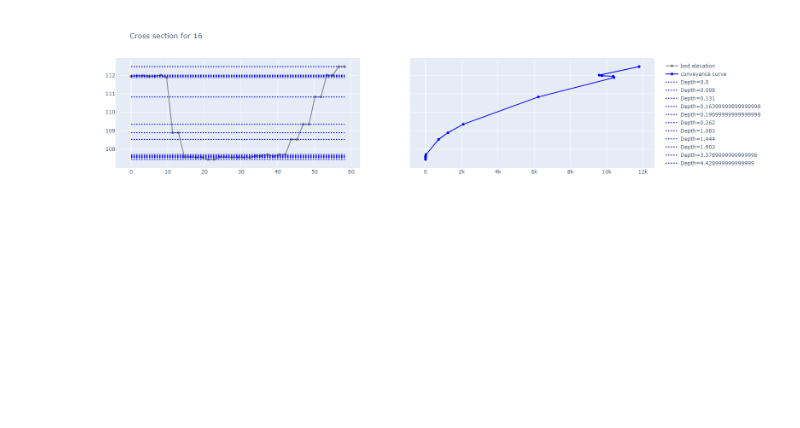
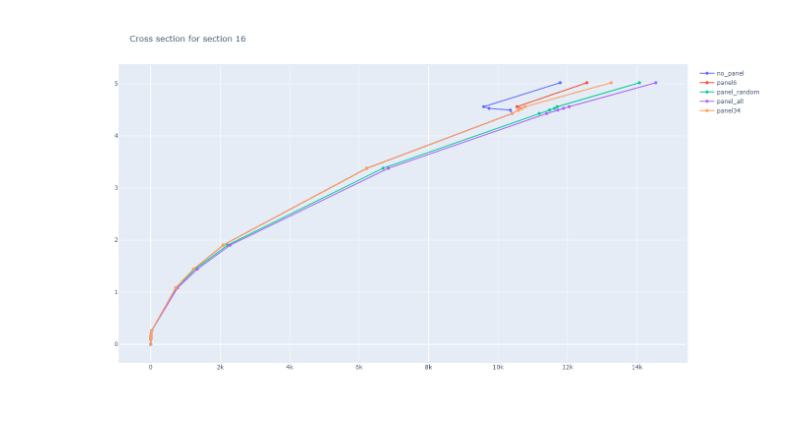
Before and after one commit to mel-meng/SewerAnalysis, a Jupyter notebook: references/river/conveyance/Conveyance Curve Example.ipynb, the cells around one changed output. Saved outputs shown, nothing was run; the diff lists cells and outputs as text; code cells hidden in the pictures; blank space fills up the shorter version.

```diff
--- a/references/river/conveyance/Conveyance Curve Example.ipynb
+++ b/references/river/conveyance/Conveyance Curve Example.ipynb
@@ -50,4 +0,0 @@ dtype: float64
-# %%
-import numpy as np
-f = os.path.join(ws, 'cross_section_16.csv')
-df_xs = pd.read_csv(f)
@@ -177,11 +52,17 @@ def plot_xs(conveyance_df, xs_df, invert, level_fld='level', z_fld = 'z', offset
 #         df_xs.plot(x=offset_fld, y='level', style='--', color='blue', alpha=0.2, label='Depth=%s' % r['Depth (ft)'], ax=ax)
     return fig
 # %%
+ws = r'C:\Users\Mel.Meng\Documents\GitHub\SewerAnalysis\references\river\conveyance\data'
 invert = 107.448
+conveyance_csv = os.path.join(ws, 'conveyance_curve_16.csv')
+df = pd.read_csv(conveyance_csv)
+
+xs_csv = os.path.join(ws, 'cross_section_16.csv')
+df_xs = pd.read_csv(xs_csv)
 fig = plot_xs(conveyance_df=df, xs_df=df_xs, invert=invert, level_fld='level', z_fld = 'z', offset_fld='offset')
 
 fig.update_layout(
-    title='Cross section for 16',
+    title='Cross section for section 16',
     autosize=True,
     width=1200,
     height=800,
@@ -247,20 +105,39 @@ def plot_xs(conveyance_df, xs_df, invert, level_fld='level', z_fld = 'z', offset
+# %%
+import pandas as pd
+import csv
+import plotly.graph_objects as go
+from plotly.subplots import make_subplots
+import os
+
+def plot_conveyance_csv(csv_path, fields):
+    df = pd.read_csv(csv_path)
+    fig = go.Figure()
+    for fld in fields:
+        fig.add_trace(go.Scatter(
+                x = df[fld],
+                y = df['Depth (ft)'],
+                name = fld,
+                mode='lines+markers'
+            ))
+    return fig, df
 # %%
-invert = 107.448
-fig = plot_xs(conveyance_df=df, xs_df=df_xs, invert=invert, level_fld='level', z_fld = 'z', offset_fld='offset')
-
+conveyance_csv = os.path.join(ws, 'conveyance_curve_16.csv')
+fields = ['no_panel', 'panel6', 'panel_random', 'panel_all', 'panel34']
+fig, df = plot_conveyance_csv(conveyance_csv, fields)
+fig
 fig.update_layout(
-    title='Cross section for 16',
+    title='Cross section for section 16',
     autosize=True,
-#     width=2400,
-#     height=800,
+    width=800,
+    height=800,
     margin=dict(
         l=50,
         r=50,
         b=100,
         t=100,
         pad=4
     ),
     paper_bgcolor="White",
 )
 # %% [output]
-[figure, old version]
+[figure, new version]
```
Also changed, not shown: parts of 18 cells of this notebook, 2 other files.
